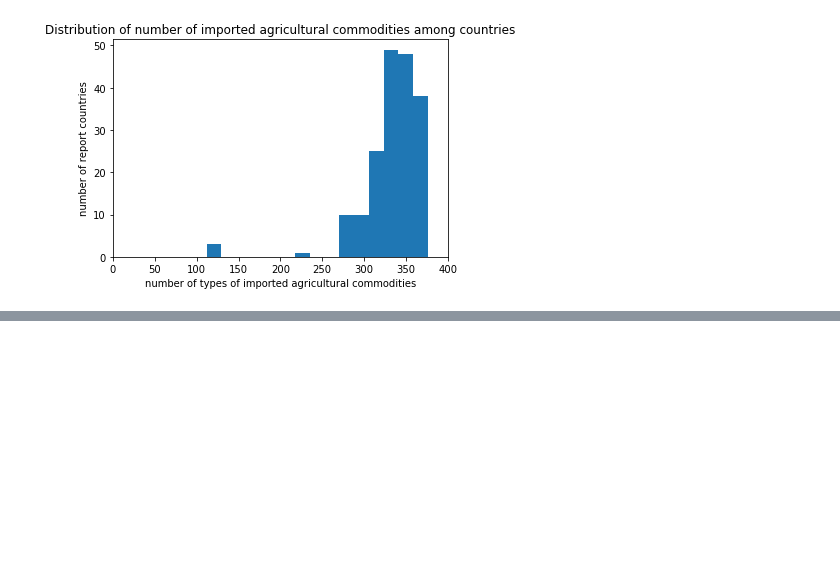
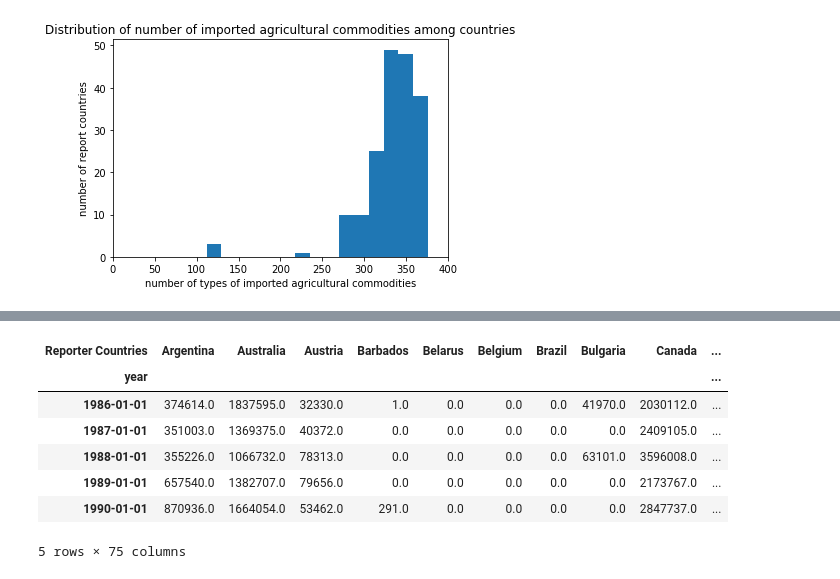
Before and after one commit to BrachyS/crop-trends, a Jupyter notebook: notebooks/exploratory-analysis-agtrade.ipynb, the cells around one changed output, grey strips where cells are left out. Saved outputs shown, nothing was run; the diff lists cells and outputs as text; code cells hidden in the pictures; blank space fills up the shorter version.

```diff
--- a/notebooks/exploratory-analysis-agtrade.ipynb
+++ b/notebooks/exploratory-analysis-agtrade.ipynb
@@ -141,0 +343,11 @@ plt.show()
+# %%
+wheat_wide.head()
+# %% [output]
+| Reporter Countries | Argentina | Australia | Austria | Barbados | Belarus | Belgium | Brazil | Bulgaria | Canada | ... |
+| year |  |  |  |  |  |  |  |  |  | ... |
+| 1986-01-01 | 374614.0 | 1837595.0 | 32330.0 | 1.0 | 0.0 | 0.0 | 0.0 | 41970.0 | 2030112.0 | ... |
+| 1987-01-01 | 351003.0 | 1369375.0 | 40372.0 | 0.0 | 0.0 | 0.0 | 0.0 | 0.0 | 2409105.0 | ... |
+| 1988-01-01 | 355226.0 | 1066732.0 | 78313.0 | 0.0 | 0.0 | 0.0 | 0.0 | 63101.0 | 3596008.0 | ... |
+| 1989-01-01 | 657540.0 | 1382707.0 | 79656.0 | 0.0 | 0.0 | 0.0 | 0.0 | 0.0 | 2173767.0 | ... |
+| 1990-01-01 | 870936.0 | 1664054.0 | 53462.0 | 291.0 | 0.0 | 0.0 | 0.0 | 0.0 | 2847737.0 | ... |
+5 rows × 75 columns
```
Also changed, not shown: parts of 50 cells of this notebook, 2 other files.
